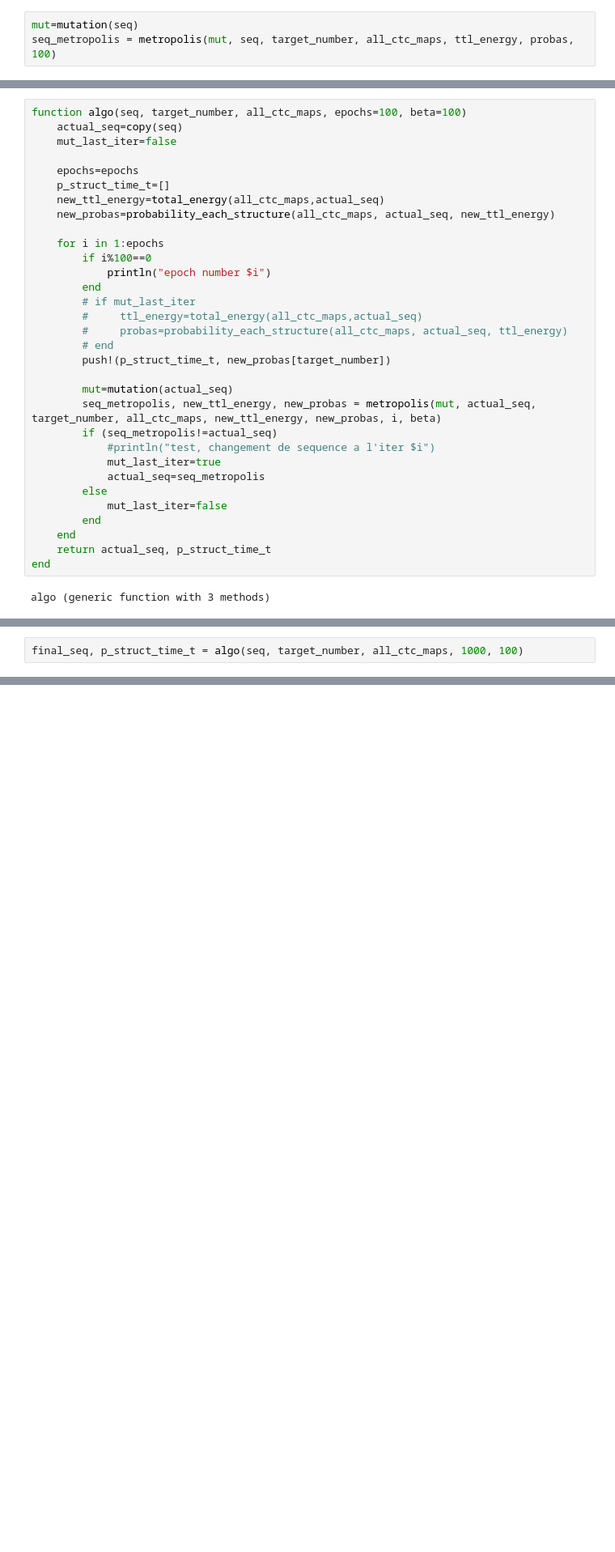
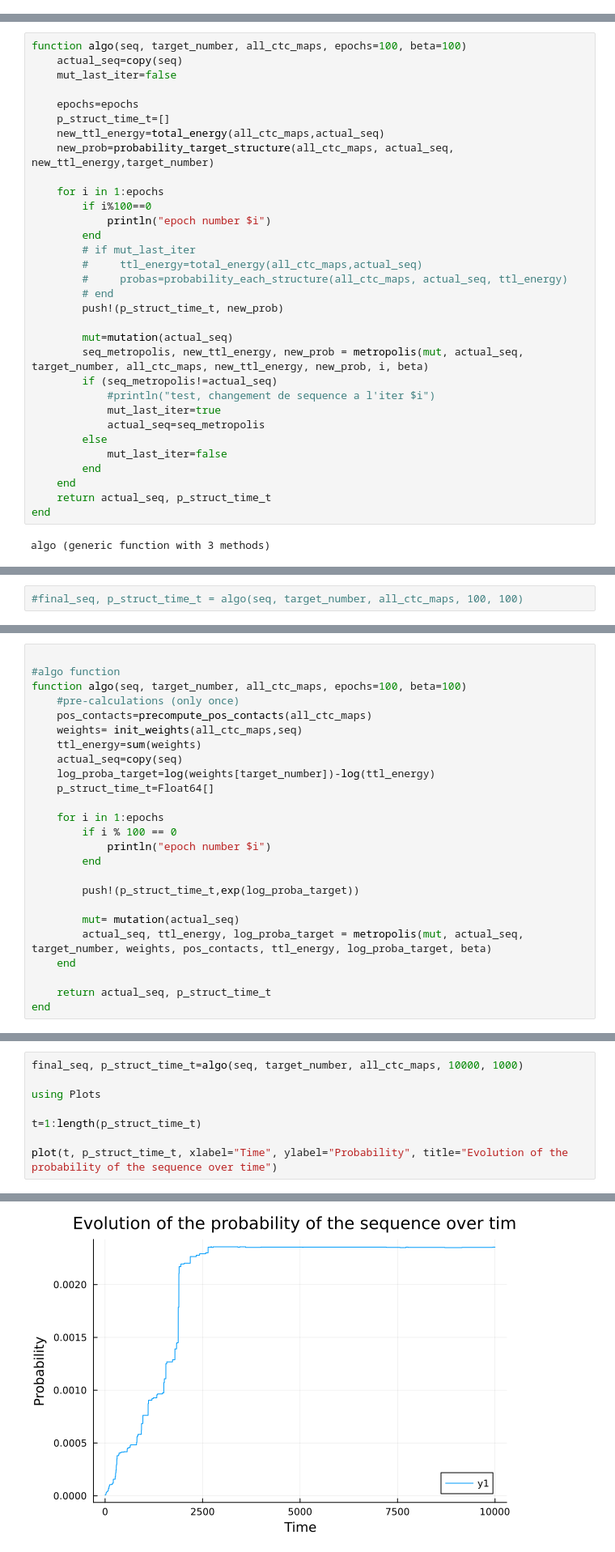
Before and after one commit to 0Marie0/pBIM, a Jupyter notebook: test_julia/test2.ipynb, the cells around one changed output, grey strips where cells are left out. Shown at 81% size. Saved outputs shown, nothing was run; the diff lists cells and outputs as text; blank space fills up the shorter version.

Commit message:
profileView + changement de logique algo

```diff
--- a/test_julia/test2.ipynb
+++ b/test_julia/test2.ipynb
@@ -870,3 +875,0 @@ metropolis (generic function with 4 methods)
-# %%
-mut=mutation(seq)
-seq_metropolis = metropolis(mut, seq, target_number, all_ctc_maps, ttl_energy, probas, 100)
@@ -922,7 +920,7 @@ function algo(seq, target_number, all_ctc_maps, epochs=100, beta=100)
     epochs=epochs
     p_struct_time_t=[]
     new_ttl_energy=total_energy(all_ctc_maps,actual_seq)
-    new_probas=probability_each_structure(all_ctc_maps, actual_seq, new_ttl_energy)
+    new_prob=probability_target_structure(all_ctc_maps, actual_seq, new_ttl_energy,target_number)
 
     for i in 1:epochs
         if i%100==0
@@ -932,10 +930,10 @@ function algo(seq, target_number, all_ctc_maps, epochs=100, beta=100)
         #     ttl_energy=total_energy(all_ctc_maps,actual_seq)
         #     probas=probability_each_structure(all_ctc_maps, actual_seq, ttl_energy)
         # end
-        push!(p_struct_time_t, new_probas[target_number])
+        push!(p_struct_time_t, new_prob)
 
         mut=mutation(actual_seq)
-        seq_metropolis, new_ttl_energy, new_probas = metropolis(mut, actual_seq, target_number, all_ctc_maps, new_ttl_energy, new_probas, i, beta)
+        seq_metropolis, new_ttl_energy, new_prob = metropolis(mut, actual_seq, target_number, all_ctc_maps, new_ttl_energy, new_prob, i, beta)
         if (seq_metropolis!=actual_seq)
             #println("test, changement de sequence a l'iter $i")
             mut_last_iter=true
@@ -957,4 +955,4 @@ algo (generic function with 3 methods)
 
 # plot(t, p_struct_time_t, xlabel="Time", ylabel="Probability", title="Evolution of the probability of the sequence over time")
 # %%
-final_seq, p_struct_time_t = algo(seq, target_number, all_ctc_maps, 1000, 100)
+#final_seq, p_struct_time_t = algo(seq, target_number, all_ctc_maps, 100, 100)
@@ -980,0 +1047,25 @@ plot(t, p_struct_time_t, xlabel="Time", ylabel="Probability", title="Evolution o
+# %%
+
+#algo function
+function algo(seq, target_number, all_ctc_maps, epochs=100, beta=100)
+    #pre-calculations (only once)
+    pos_contacts=precompute_pos_contacts(all_ctc_maps)
+    weights= init_weights(all_ctc_maps,seq)
+    ttl_energy=sum(weights)
+    actual_seq=copy(seq)
+    log_proba_target=log(weights[target_number])-log(ttl_energy)
+    p_struct_time_t=Float64[]
+
+    for i in 1:epochs
+        if i % 100 == 0
+            println("epoch number $i")
+        end
+
+        push!(p_struct_time_t,exp(log_proba_target))
+
+        mut= mutation(actual_seq)
+        actual_seq, ttl_energy, log_proba_target = metropolis(mut, actual_seq, target_number, weights, pos_contacts, ttl_energy, log_proba_target, beta)
+    end
+
+    return actual_seq, p_struct_time_t
+end
@@ -980,0 +1074,9 @@ plot(t, p_struct_time_t, xlabel="Time", ylabel="Probability", title="Evolution o
+# %%
+final_seq, p_struct_time_t=algo(seq, target_number, all_ctc_maps, 10000, 1000)
+
+using Plots
+
+t=1:length(p_struct_time_t)
+
+plot(t, p_struct_time_t, xlabel="Time", ylabel="Probability", title="Evolution of the probability of the sequence over time")
+# %% [output]
@@ -980,0 +1100 @@ plot(t, p_struct_time_t, xlabel="Time", ylabel="Probability", title="Evolution o
+[figure, added]
```
Also changed, not shown: parts of 12 cells of this notebook, 3 other files.
